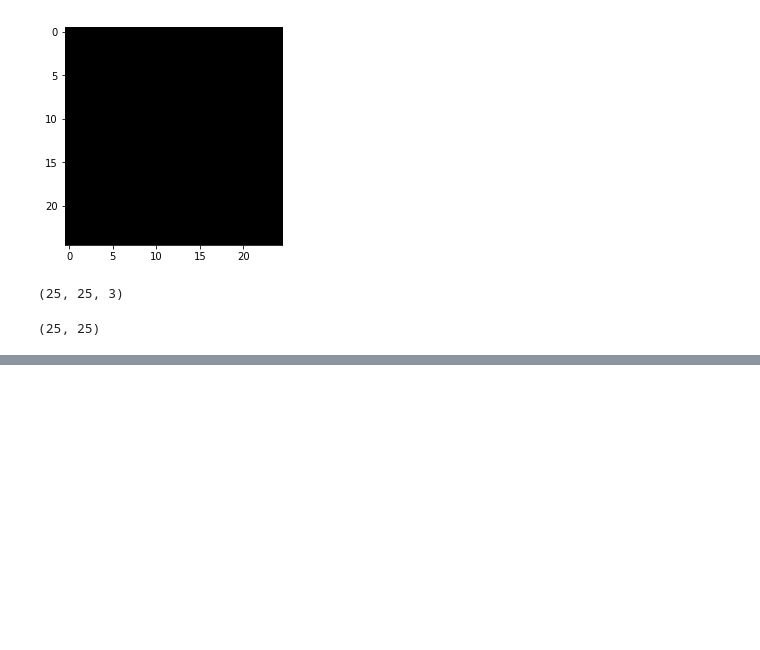
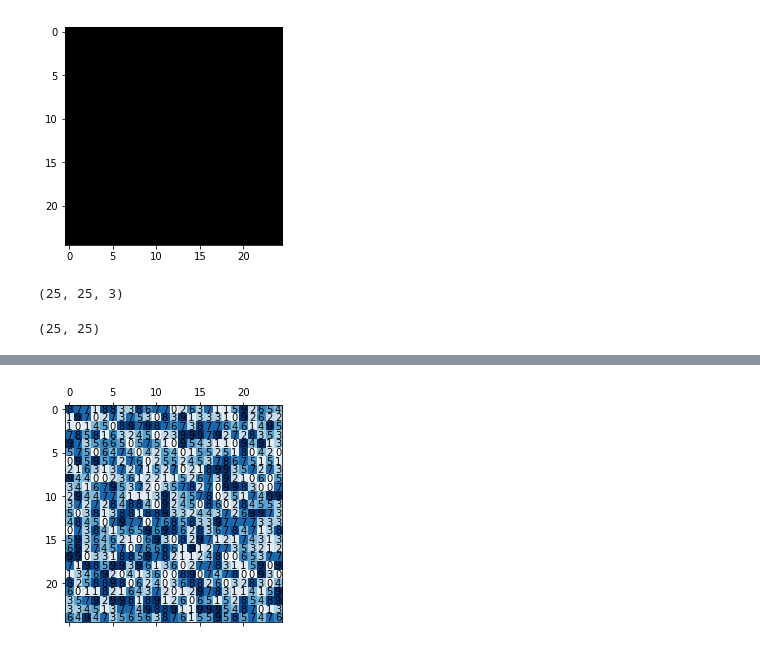
Before and after one commit to championballer/labs, a Jupyter notebook: Image Processing/Test.ipynb, the cells around one changed output, grey strips where cells are left out. Cells and saved outputs as stored; diff of their text form; code cells hidden in the pictures; blank space fills up the shorter version.

```diff
--- a/Image Processing/Test.ipynb
+++ b/Image Processing/Test.ipynb
@@ -24,0 +35,20 @@ narrow.shape
+# %%
+import numpy as np
+import matplotlib.pyplot as plt
+
+fig, ax = plt.subplots()
+
+min_val, max_val = 0, 25
+
+intersection_matrix = np.random.randint(0, 10, size=(max_val, max_val))
+
+fig = ax.figure
+fig.canvas.set_window_title('4-Way')
+ax.matshow(intersection_matrix, cmap=plt.cm.Blues)
+
+for i in range(25):
+    for j in range(25):
+        c = intersection_matrix[j,i]
+        ax.text(i, j, str(c), va='center', ha='center')
+# %% [output]
+[figure, added]
```
Also changed, not shown: parts of 2 cells of this notebook, 3 other files.
